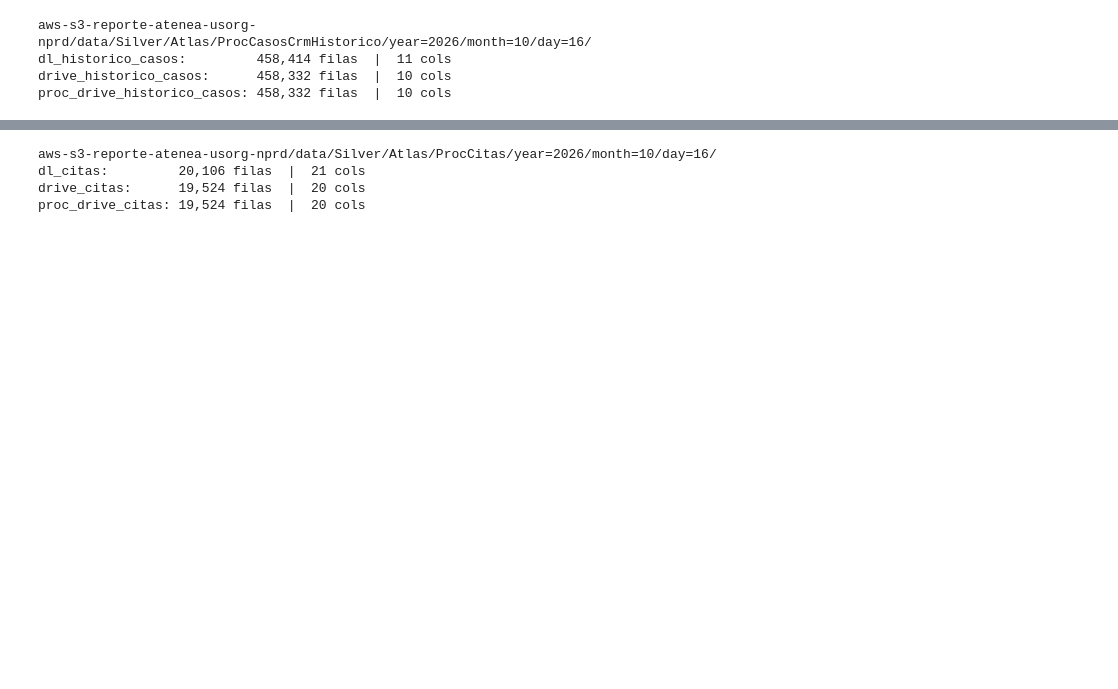
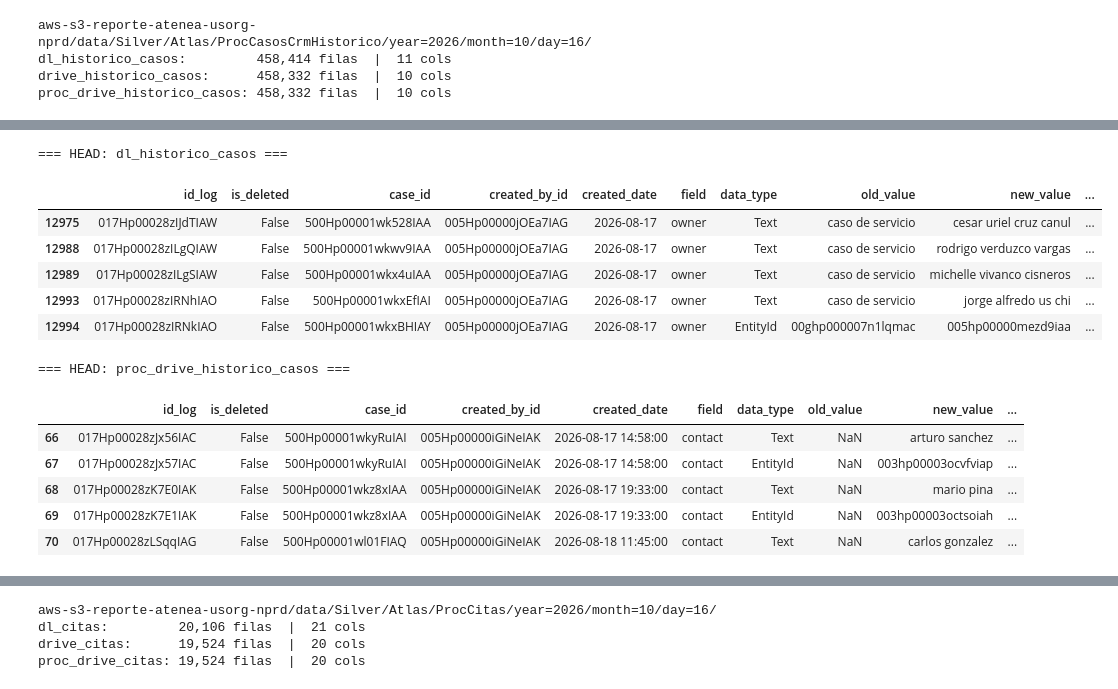
Before and after one commit to rene-aum/Atlas, a Jupyter notebook: CasosDeUso/CasosErick/carga_datalake.ipynb, the cells around one changed output, grey strips where cells are left out. Drawn from its saved outputs; the diff is of its cells as text; code cells hidden in the pictures; blank space fills up the shorter version.

```diff
--- a/CasosDeUso/CasosErick/carga_datalake.ipynb
+++ b/CasosDeUso/CasosErick/carga_datalake.ipynb
@@ -272,0 +309,16 @@ proc_drive_historico_casos: 458,332 filas  |  10 cols
+# %%
+import pandas as pd
+
+fecha_corte = '2026-08-17'
+
+# 1. Convertir created_date a datetime de forma segura
+dl_historico_casos['created_date'] = pd.to_datetime(dl_historico_casos['created_date'], errors='coerce')
+proc_drive_historico_casos['created_date'] = pd.to_datetime(proc_drive_historico_casos['created_date'], errors='coerce')
+
+# 2. Filtrar a partir del 17 de agosto de 2026
+dl_historico_casos = dl_historico_casos[dl_historico_casos['created_date'] >= fecha_corte]
+proc_drive_historico_casos = proc_drive_historico_casos[proc_drive_historico_casos['created_date'] >= fecha_corte]
+
+# 3. Mostrar conteos resultantes
+print("Filas restantes en dl_historico_casos:", len(dl_historico_casos))
+print("Filas restantes en proc_drive_historico_casos:", len(proc_drive_historico_casos))
@@ -272,0 +328,7 @@ proc_drive_historico_casos: 458,332 filas  |  10 cols
+# %%
+ids_dl = set(dl_historico_casos['id_log'].dropna())
+ids_proc = set(proc_drive_historico_casos['id_log'].dropna())
+
+print("IDs en ambos:", len(ids_dl & ids_proc))
+print("Solo en dl_historico_casos:", len(ids_dl - ids_proc))
+print("Solo en proc_drive_historico_casos:", len(ids_proc - ids_dl))
@@ -272,0 +339,8 @@ proc_drive_historico_casos: 458,332 filas  |  10 cols
+# %%
+ids_comunes = ids_dl & ids_proc
+
+dl_historico_casos = dl_historico_casos[dl_historico_casos['id_log'].isin(ids_comunes)]
+proc_drive_historico_casos = proc_drive_historico_casos[proc_drive_historico_casos['id_log'].isin(ids_comunes)]
+
+print("Filas en dl_historico_casos:", len(dl_historico_casos))
+print("Filas en proc_drive_historico_casos:", len(proc_drive_historico_casos))
@@ -272,0 +426,21 @@ proc_drive_historico_casos: 458,332 filas  |  10 cols
+# %%
+print("=== HEAD: dl_historico_casos ===")
+display(dl_historico_casos.head())
+
+print("\n=== HEAD: proc_drive_historico_casos ===")
+display(proc_drive_historico_casos.head())
+# %% [output]
+=== HEAD: dl_historico_casos ===
+|  | id_log | is_deleted | case_id | created_by_id | created_date | field | data_type | old_value | new_value | ... |
+| 12975 | 017Hp00028zIJdTIAW | False | 500Hp00001wk528IAA | 005Hp00000jOEa7IAG | 2026-08-17 | owner | Text | caso de servicio | cesar uriel cruz canul | ... |
+| 12988 | 017Hp00028zILgQIAW | False | 500Hp00001wkwv9IAA | 005Hp00000jOEa7IAG | 2026-08-17 | owner | Text | caso de servicio | rodrigo verduzco vargas | ... |
+| 12989 | 017Hp00028zILgSIAW | False | 500Hp00001wkx4uIAA | 005Hp00000jOEa7IAG | 2026-08-17 | owner | Text | caso de servicio | michelle vivanco cisneros | ... |
+| 12993 | 017Hp00028zIRNhIAO | False | 500Hp00001wkxEfIAI | 005Hp00000jOEa7IAG | 2026-08-17 | owner | Text | caso de servicio | jorge alfredo us chi | ... |
+| 12994 | 017Hp00028zIRNkIAO | False | 500Hp00001wkxBHIAY | 005Hp00000jOEa7IAG | 2026-08-17 | owner | EntityId | 00ghp000007n1lqmac | 005hp00000mezd9iaa | ... |
+=== HEAD: proc_drive_historico_casos ===
+|  | id_log | is_deleted | case_id | created_by_id | created_date | field | data_type | old_value | new_value | ... |
+| 66 | 017Hp00028zJx56IAC | False | 500Hp00001wkyRuIAI | 005Hp00000iGiNeIAK | 2026-08-17 14:58:00 | contact | Text | NaN | arturo sanchez | ... |
+| 67 | 017Hp00028zJx57IAC | False | 500Hp00001wkyRuIAI | 005Hp00000iGiNeIAK | 2026-08-17 14:58:00 | contact | EntityId | NaN | 003hp00003ocvfviap | ... |
+| 68 | 017Hp00028zK7E0IAK | False | 500Hp00001wkz8xIAA | 005Hp00000iGiNeIAK | 2026-08-17 19:33:00 | contact | Text | NaN | mario pina | ... |
+| 69 | 017Hp00028zK7E1IAK | False | 500Hp00001wkz8xIAA | 005Hp00000iGiNeIAK | 2026-08-17 19:33:00 | contact | EntityId | NaN | 003hp00003octsoiah | ... |
+| 70 | 017Hp00028zLSqqIAG | False | 500Hp00001wl01FIAQ | 005Hp00000iGiNeIAK | 2026-08-18 11:45:00 | contact | Text | NaN | carlos gonzalez | ... |
```
Also changed, not shown: parts of 14 cells of this notebook.
